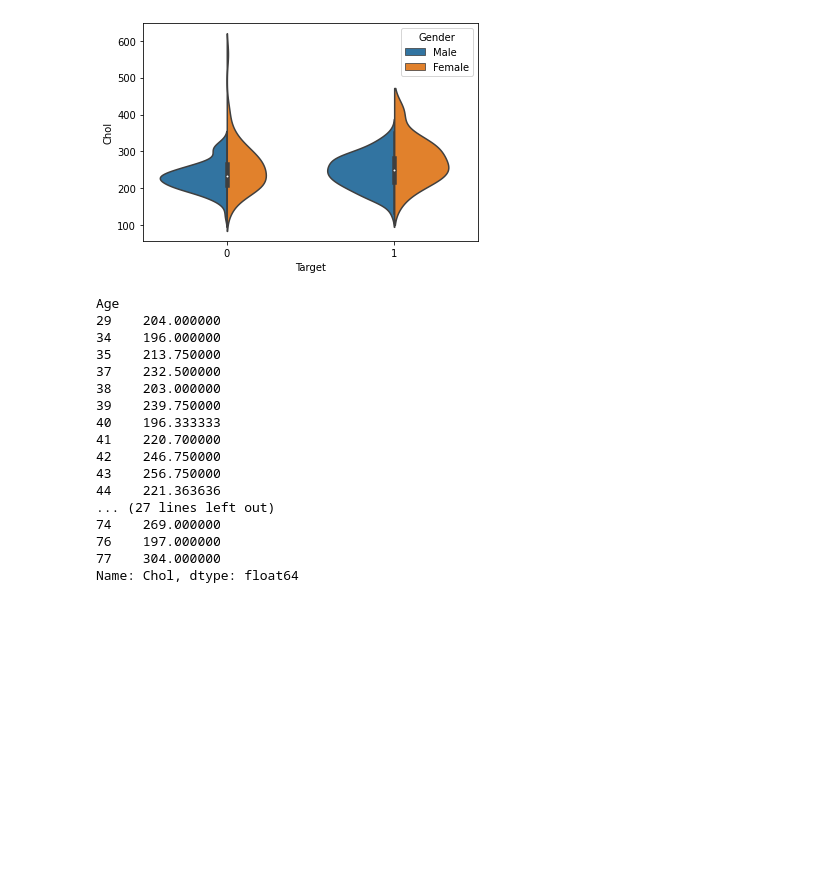
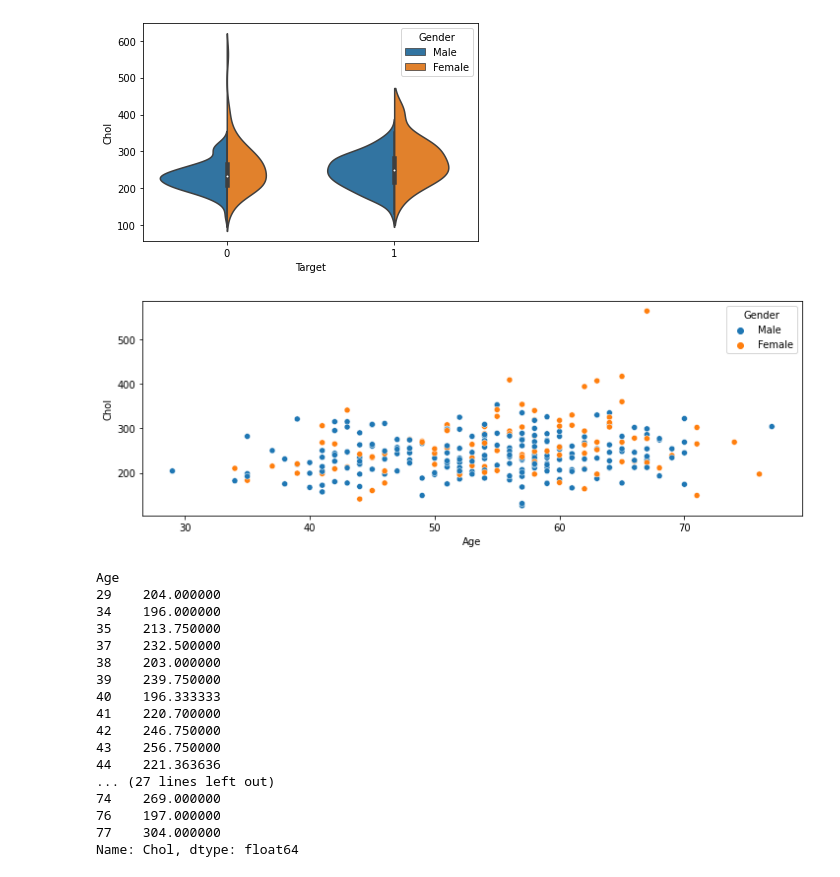
Before and after one commit to ankush-vem/Heart-Attack-Prediction, a Jupyter notebook: Code/heart.ipynb, the cells around one changed output. Saved outputs shown, nothing was run; the diff lists cells and outputs as text; code cells hidden in the pictures; blank space fills up the shorter version.

```diff
--- a/Code/heart.ipynb
+++ b/Code/heart.ipynb
@@ -186,7 +186,11 @@ sns.violinplot(x="Target", y="Chol", hue="Gender",
 <AxesSubplot:xlabel='Target', ylabel='Chol'>
 [figure]
 # %%
+plt.figure(figsize=(12,4))
 sns.scatterplot(x="Age", y="Chol", hue="Gender", data=df)
+plt.show()
+# %% [output]
+[figure, added]
 # %%
 df.groupby('Age')['Chol'].mean()
 # %% [output]
```
